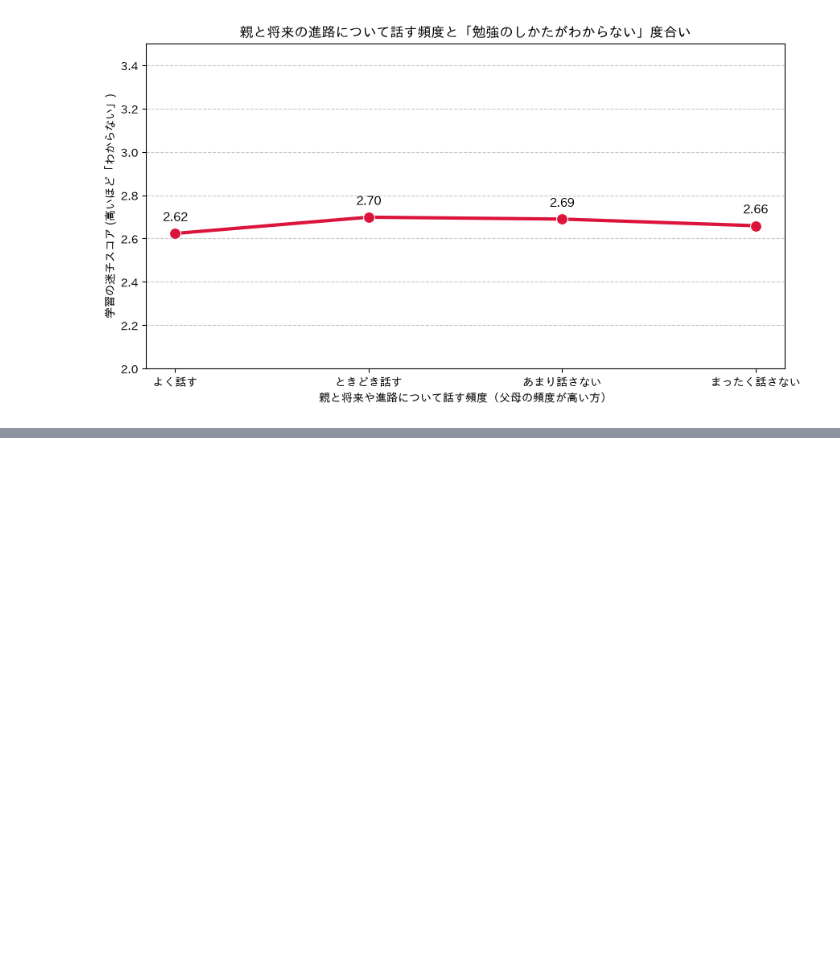
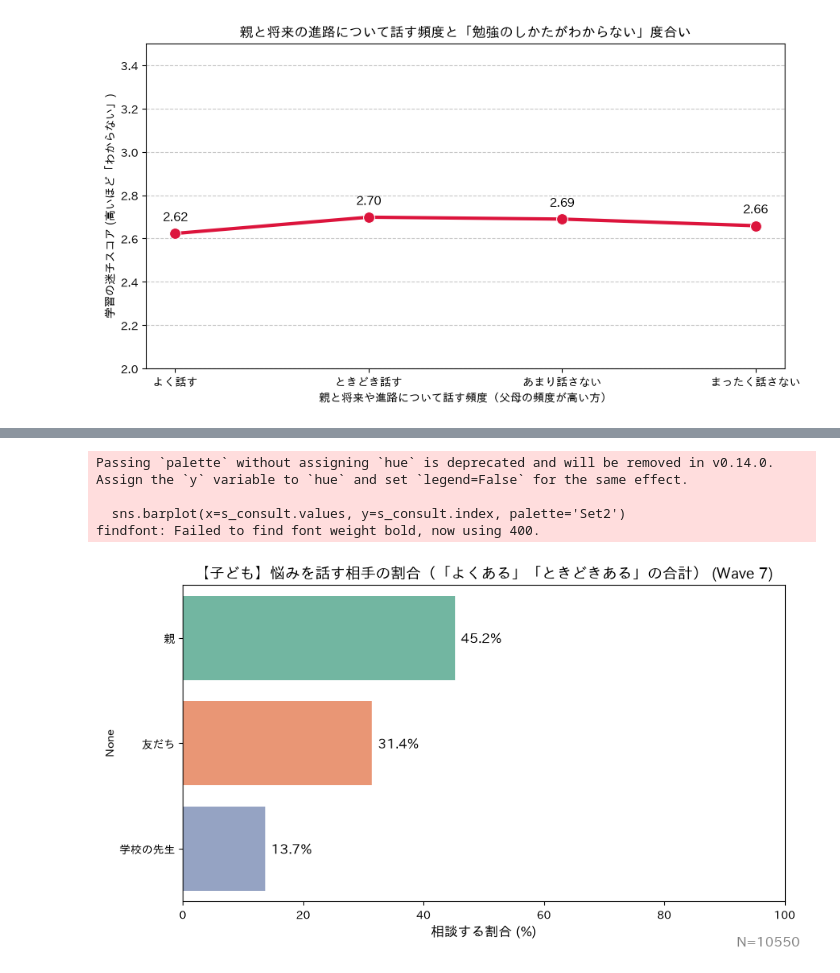
Before and after one commit to KyosukeNagai/DataScienceCompetition, a Jupyter notebook: Calculate.ipynb, the cells around one changed output, grey strips where cells are left out. Saved outputs shown, nothing was run; the diff lists cells and outputs as text; code cells hidden in the pictures; blank space fills up the shorter version.

```diff
--- a/Calculate.ipynb
+++ b/Calculate.ipynb
@@ -999,0 +1072,51 @@ plt.show()
+# %%
+# =========================================================
+# 仮説検証：子どもの情報源（相談相手）は親に偏っているか？
+# =========================================================
+
+# 1. 変数の設定（Wave 7の子どもデータを使用）
+cols_consult = {
+    'w7c_関係：友だちに悩みを話す': '友だち',
+    'w7c_関係：親に悩みを話す': '親',
+    'w7c_関係：学校の先生に悩みを話す': '学校の先生'
+}
+
+# データの抽出と欠損値処理
+df_consult = df[list(cols_consult.keys())].copy()
+df_consult = df_consult.replace([7777, 8888, 9999], np.nan)
+df_consult = df_consult.dropna()
+n_sample = len(df_consult)
+
+# 2. 「よくある」「ときどきある」と答えた割合を算出
+# 元データは 1:よくある, 2:ときどきある, 3:あまりない, 4:まったくない
+res_consult = {}
+for col, name in cols_consult.items():
+    rate = (df_consult[col] <= 2).mean() * 100
+    res_consult[name] = rate
+
+# 降順にソート
+s_consult = pd.Series(res_consult).sort_values(ascending=False)
+
+# 3. グラフ化（横棒グラフ）
+plt.figure(figsize=(9, 5))
+sns.barplot(x=s_consult.values, y=s_consult.index, palette='Set2')
+
+plt.title('【子ども】悩みを話す相手の割合（「よくある」「ときどきある」の合計） (Wave 7)', fontsize=14)
+plt.xlabel('相談する割合 (%)', fontsize=12)
+plt.xlim(0, 100)
+
+# 各バーに数値を表示
+for i, v in enumerate(s_consult.values):
+    plt.text(v + 1, i, f"{v:.1f}%", va='center', fontsize=12, color='black', fontweight='bold')
+
+# 右下にN数を表示
+plt.figtext(0.99, 0.01, f"N={n_sample}", ha='right', fontsize=12, color='gray')
+
+plt.tight_layout()
+plt.show()
+# %% [output]
+Passing `palette` without assigning `hue` is deprecated and will be removed in v0.14.0. Assign the `y` variable to `hue` and set `legend=False` for the same effect.
+
+  sns.barplot(x=s_consult.values, y=s_consult.index, palette='Set2')
+findfont: Failed to find font weight bold, now using 400.
+[figure, added]
```
Also changed, not shown: parts of 4 cells of this notebook.
